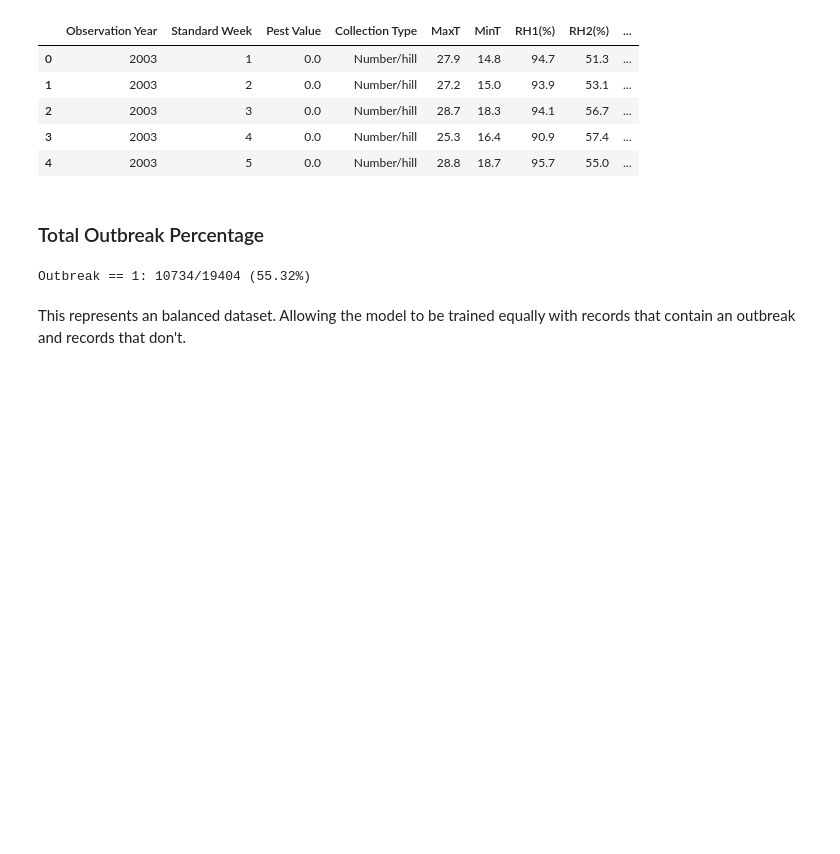
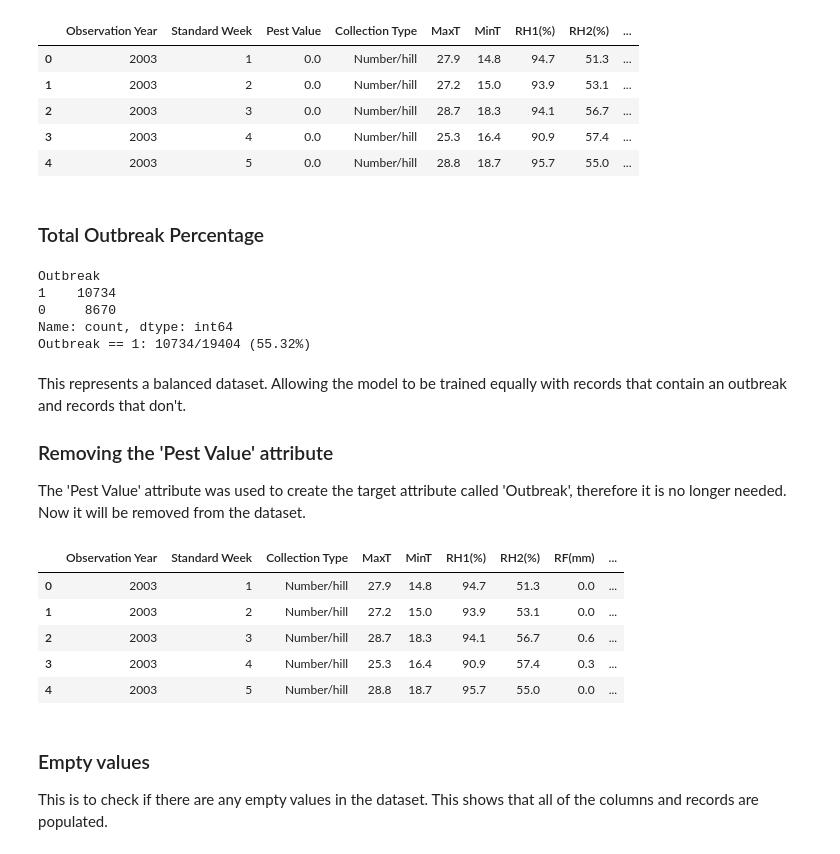
Before and after one commit to HXCLogic/Predictive-Modelling-for-Pest-Outbreak-Using-Machine-Learning-Techniques, a Jupyter notebook: Rice - Pest and Diseases/Rice.ipynb, the cells around one changed output. Drawn from its saved outputs; the diff is of its cells as text; code cells hidden in the pictures; blank space fills up the shorter version.

```diff
--- a/Rice - Pest and Diseases/Rice.ipynb
+++ b/Rice - Pest and Diseases/Rice.ipynb
@@ -402,11 +383,35 @@ data.head()
 # %% [markdown]
 ### Total Outbreak Percentage
 # %%
+print(data['Outbreak'].value_counts())
+
 count_ones = data['Outbreak'].sum()
 total = data['Outbreak'].count()
 pct = count_ones / total * 100
 print(f"Outbreak == 1: {count_ones}/{total} ({pct:.2f}%)")
 # %% [output]
+Outbreak
+1    10734
+0     8670
+Name: count, dtype: int64
 Outbreak == 1: 10734/19404 (55.32%)
 # %% [markdown]
-This represents an balanced dataset. Allowing the model to be trained equally with records that contain an outbreak and records that don't.
+This represents a balanced dataset. Allowing the model to be trained equally with records that contain an outbreak and records that don't.
+
+### Removing the 'Pest Value' attribute
+
+The 'Pest Value' attribute was used to create the target attribute called 'Outbreak', therefore it is no longer needed. Now it will be removed from the dataset.
+# %%
+data.drop(columns=['Pest Value'], inplace=True)
+data.head()
+# %% [output]
+|  | Observation Year | Standard Week | Collection Type | MaxT | MinT | RH1(%) | RH2(%) | RF(mm) | ... |
+| 0 | 2003 | 1 | Number/hill | 27.9 | 14.8 | 94.7 | 51.3 | 0.0 | ... |
+| 1 | 2003 | 2 | Number/hill | 27.2 | 15.0 | 93.9 | 53.1 | 0.0 | ... |
+| 2 | 2003 | 3 | Number/hill | 28.7 | 18.3 | 94.1 | 56.7 | 0.6 | ... |
+| 3 | 2003 | 4 | Number/hill | 25.3 | 16.4 | 90.9 | 57.4 | 0.3 | ... |
+| 4 | 2003 | 5 | Number/hill | 28.8 | 18.7 | 95.7 | 55.0 | 0.0 | ... |
+# %% [markdown]
+### Empty values
+
+This is to check if there are any empty values in the dataset. This shows that all of the columns and records are populated.
```
Also changed, not shown: parts of 13 cells of this notebook.
